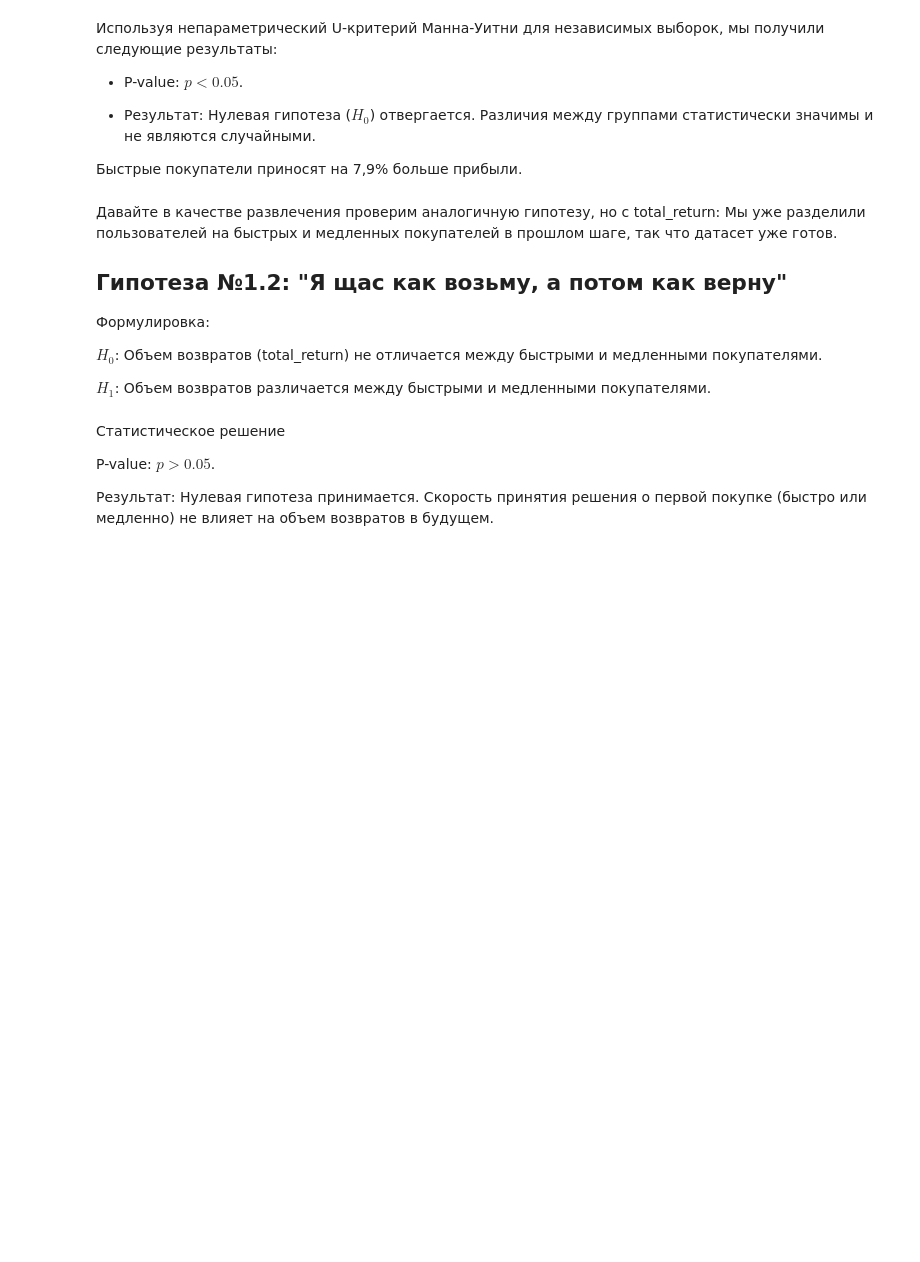
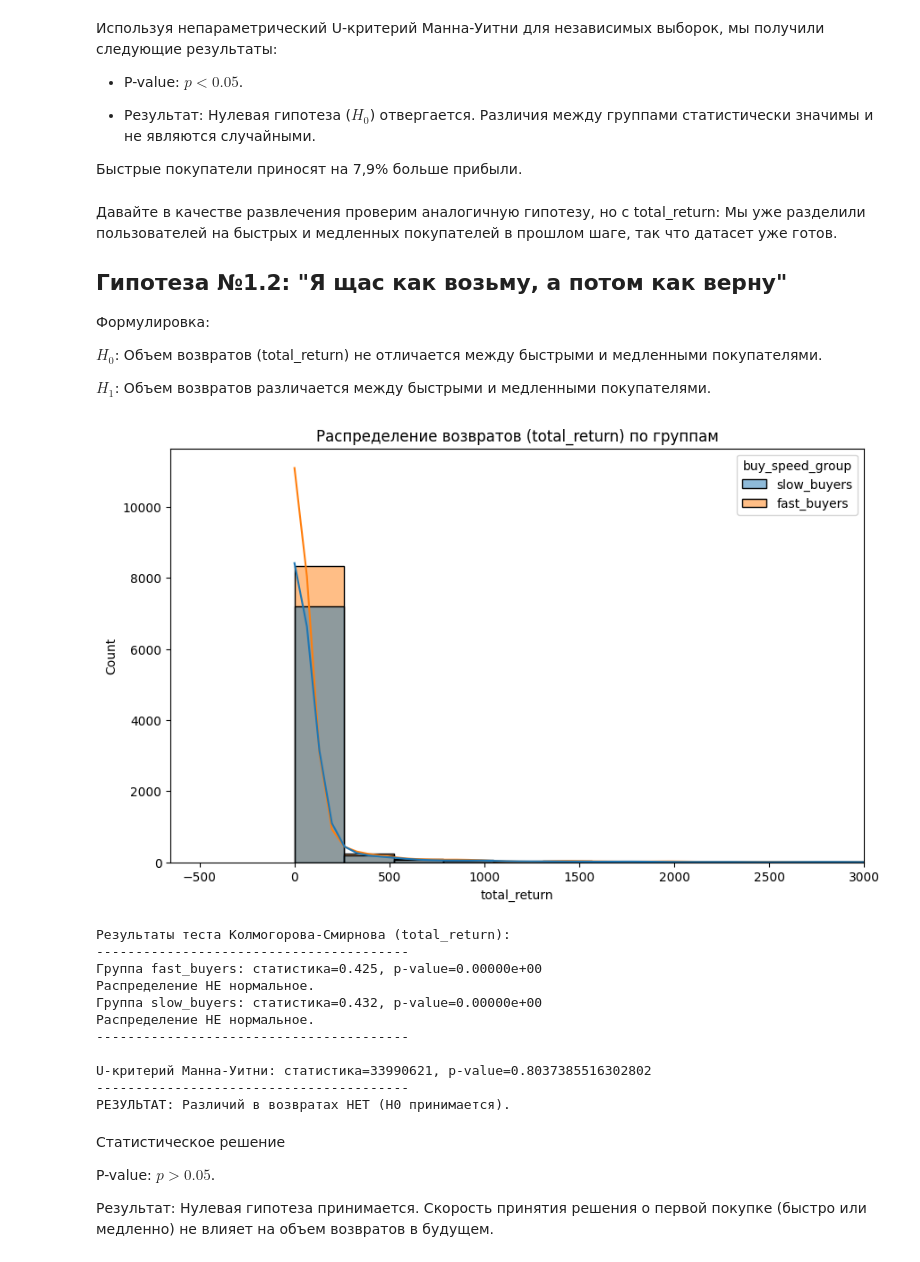
Before and after one commit to Lilya-te/DS-workshop2025, a Jupyter notebook: Checkpoint2_team1_fin.ipynb, the cells around one changed output. Saved outputs shown, nothing was run; the diff lists cells and outputs as text; code cells hidden in the pictures; blank space fills up the shorter version.

```diff
--- a/Checkpoint2_team1_fin.ipynb
+++ b/Checkpoint2_team1_fin.ipynb
@@ -472,6 +597,7 @@ sns.histplot(
     data=df_enriched_1, x="total_return", hue="buy_speed_group", kde=True, bins=50
 )
 plt.title("Распределение возвратов (total_return) по группам")
+plt.xlim(right=3000)
 plt.show()
 
 # Проверка на нормальность (Колмогоров-Смирнов)
@@ -500,33 +626,46 @@ group_slow = df_enriched_1[df_enriched_1["buy_speed_group"] == "slow_buyers"][
 stat, p = st.mannwhitneyu(group_fast, group_slow)
 
 print(f"U-критерий Манна-Уитни: статистика={stat:.0f}, p-value={p}")
 print("-" * 40)
 
 if p < 0.05:
     print("РЕЗУЛЬТАТ: Различия в возвратах статистически ЗНАЧИМЫ (H0 отвергается).")
 
     med_fast = group_fast.median()
     med_slow = group_slow.median()
     mean_fast = (
         group_fast.mean()
     )  # Для возвратов полезно глянуть и среднее, т.к. медиана может быть 0
     mean_slow = group_slow.mean()
 
     print(f"\nМедиана возвратов (Fast): {med_fast:.2f} (Среднее: {mean_fast:.2f})")
     print(f"Медиана возвратов (Slow): {med_slow:.2f} (Среднее: {mean_slow:.2f})")
 
     if med_fast > med_slow:
         print("\n 'Быстрые' покупатели возвращают товары БОЛЬШЕ.")
     elif med_slow > med_fast:
         print("\n-'Медленные' покупатели возвращают товары БОЛЬШЕ.")
     else:
         # Если медианы равны (например, обе 0), смотрим на средние
         if mean_fast > mean_slow:
             print("\nМедианы равны, но в среднем 'Быстрые' возвращают больше.")
         else:
             print("\nМедианы равны, но в среднем 'Медленные' возвращают больше.")
 else:
     print("РЕЗУЛЬТАТ: Различий в возвратах НЕТ (H0 принимается).")
+# %% [output]
+[figure, added]
+Результаты теста Колмогорова-Смирнова (total_return):
+----------------------------------------
+Группа fast_buyers: статистика=0.425, p-value=0.00000e+00
+Распределение НЕ нормальное.
+Группа slow_buyers: статистика=0.432, p-value=0.00000e+00
+Распределение НЕ нормальное.
+----------------------------------------
+
+U-критерий Манна-Уитни: статистика=33990621, p-value=0.8037385516302802
+----------------------------------------
+РЕЗУЛЬТАТ: Различий в возвратах НЕТ (H0 принимается).
 # %% [markdown]
 Статистическое решение
 
```
Also changed, not shown: parts of 31 cells of this notebook.
